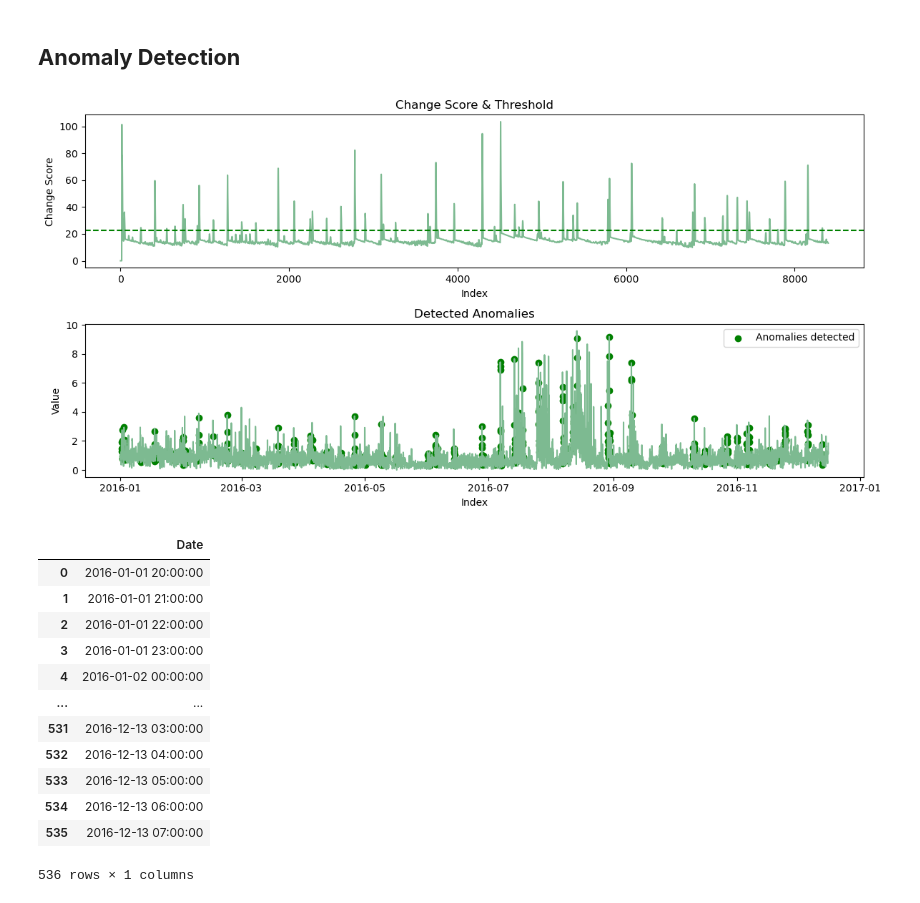
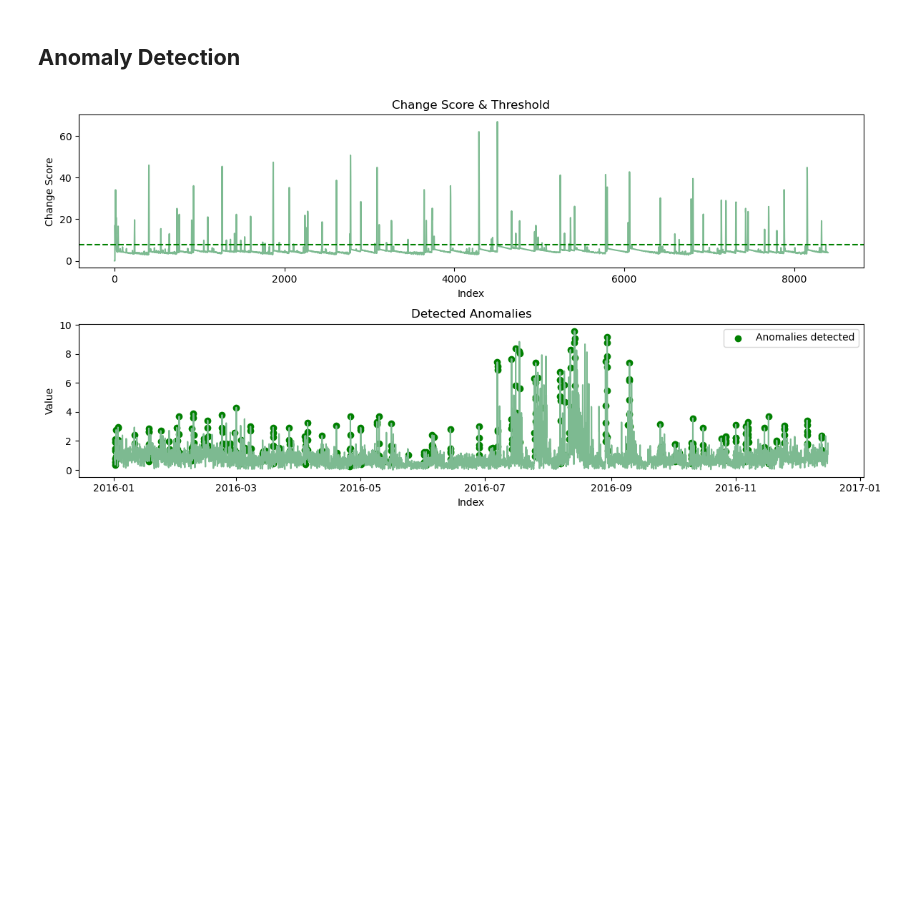
Before and after one commit to computationalgoblin/Smart-Home-Energy-Consumption-Project, a Jupyter notebook: notebooks/model.ipynb, the cells around one changed output. Cells and saved outputs as stored; diff of their text form; code cells hidden in the pictures; blank space fills up the shorter version.

```diff
--- a/notebooks/model.ipynb
+++ b/notebooks/model.ipynb
@@ -304,20 +304,6 @@ Epoch 100/100
 # %% [markdown]
 ## **Anomaly Detection**
 # %%
-changepoints_df = anomaly_detector(use_data_hourly, ad_r=0.01, ad_order=1, ad_smooth=10)
-changepoints_df
+changepoints_df = anomaly_detector(use_data_hourly, ad_r=0.01, ad_order=1, ad_smooth=4)
 # %% [output]
-[figure, old version]
+[figure, new version]
-|  | Date |
-| 0 | 2016-01-01 20:00:00 |
-| 1 | 2016-01-01 21:00:00 |
-| 2 | 2016-01-01 22:00:00 |
-| 3 | 2016-01-01 23:00:00 |
-| 4 | 2016-01-02 00:00:00 |
-| ... | ... |
-| 531 | 2016-12-13 03:00:00 |
-| 532 | 2016-12-13 04:00:00 |
-| 533 | 2016-12-13 05:00:00 |
-| 534 | 2016-12-13 06:00:00 |
-| 535 | 2016-12-13 07:00:00 |
-536 rows × 1 columns
```
Also changed, not shown: parts of 7 cells of this notebook, 1 other file.
